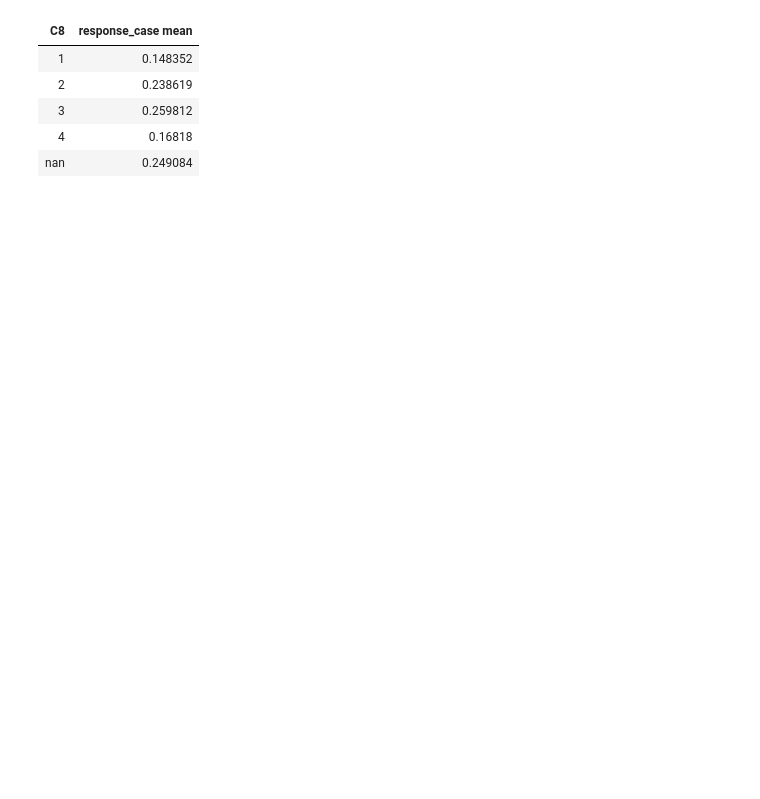
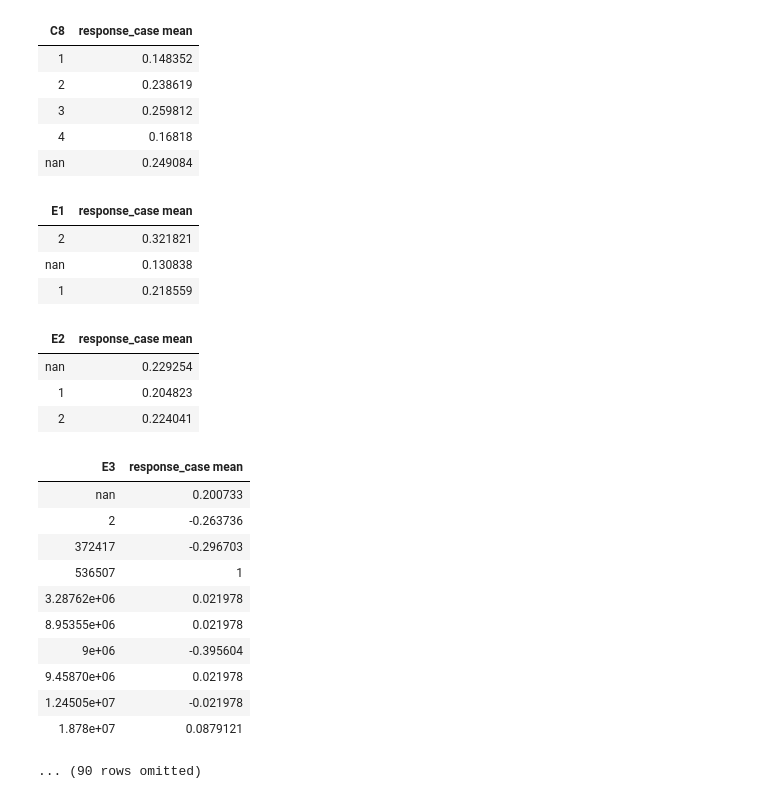
Before and after one commit to thomasundo2/covid-policy-analysis, a Jupyter notebook: gr_dec_analysis/gr_dec_analysis.ipynb, the cells around one changed output. Drawn from its saved outputs; the diff is of its cells as text; code cells hidden in the pictures; blank space fills up the shorter version.

Commit message:
effect of policy on gr dec of mobility

```diff
--- a/gr_dec_analysis/gr_dec_analysis.ipynb
+++ b/gr_dec_analysis/gr_dec_analysis.ipynb
@@ -358,3 +332,32 @@ divide_policy(C8, "C8")
 | 3 | 0.259812 |
 | 4 | 0.16818 |
 | nan | 0.249084 |
+# %%
+divide_policy(E1, "E1")
+# %% [output]
+| E1 | response_case mean |
+| 2 | 0.321821 |
+| nan | 0.130838 |
+| 1 | 0.218559 |
+# %%
+divide_policy(E2, "E2")
+# %% [output]
+| E2 | response_case mean |
+| nan | 0.229254 |
+| 1 | 0.204823 |
+| 2 | 0.224041 |
+# %%
+divide_policy(E3, "E3")
+# %% [output]
+| E3 | response_case mean |
+| nan | 0.200733 |
+| 2 | -0.263736 |
+| 372417 | -0.296703 |
+| 536507 | 1 |
+| 3.28762e+06 | 0.021978 |
+| 8.95355e+06 | 0.021978 |
+| 9e+06 | -0.395604 |
+| 9.45870e+06 | 0.021978 |
+| 1.24505e+07 | -0.021978 |
+| 1.878e+07 | 0.0879121 |
+... (90 rows omitted)
```
Also changed, not shown: parts of 12 cells of this notebook.
